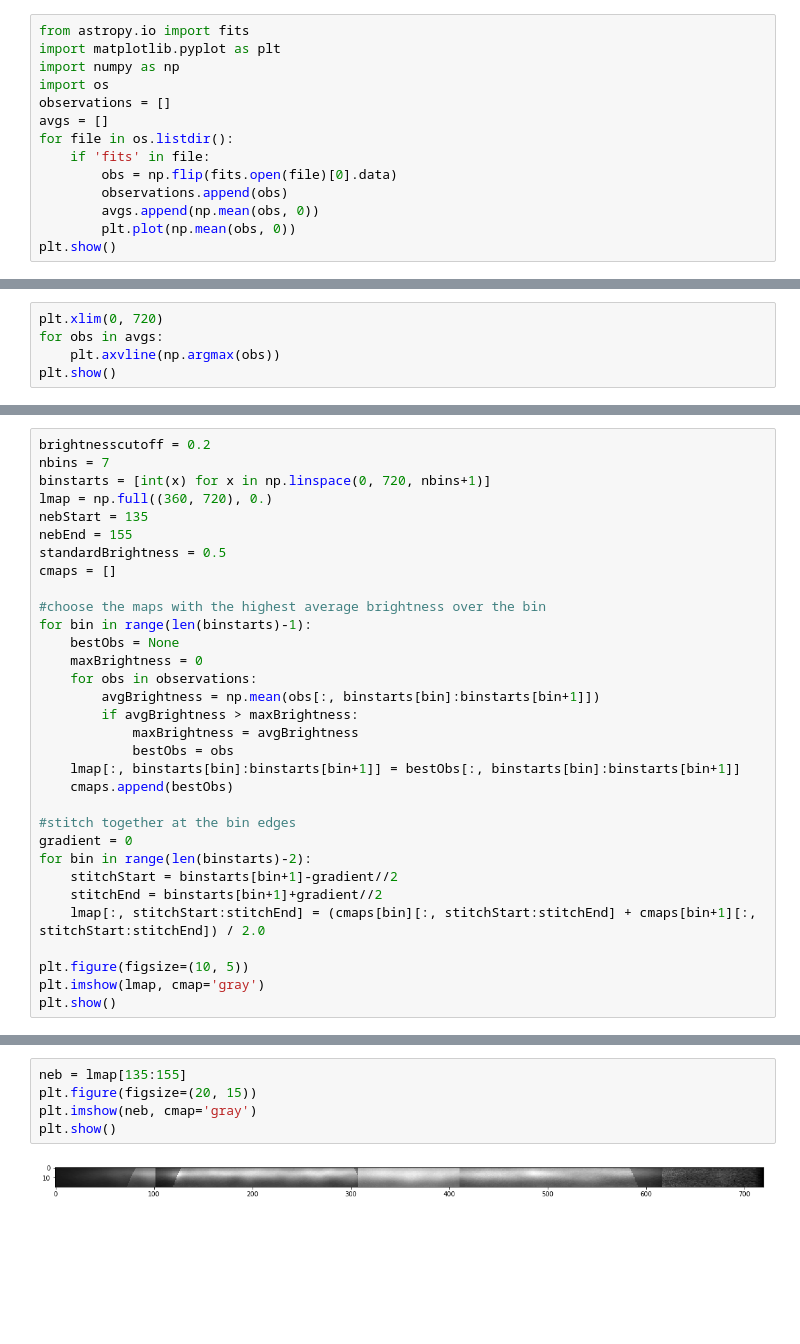
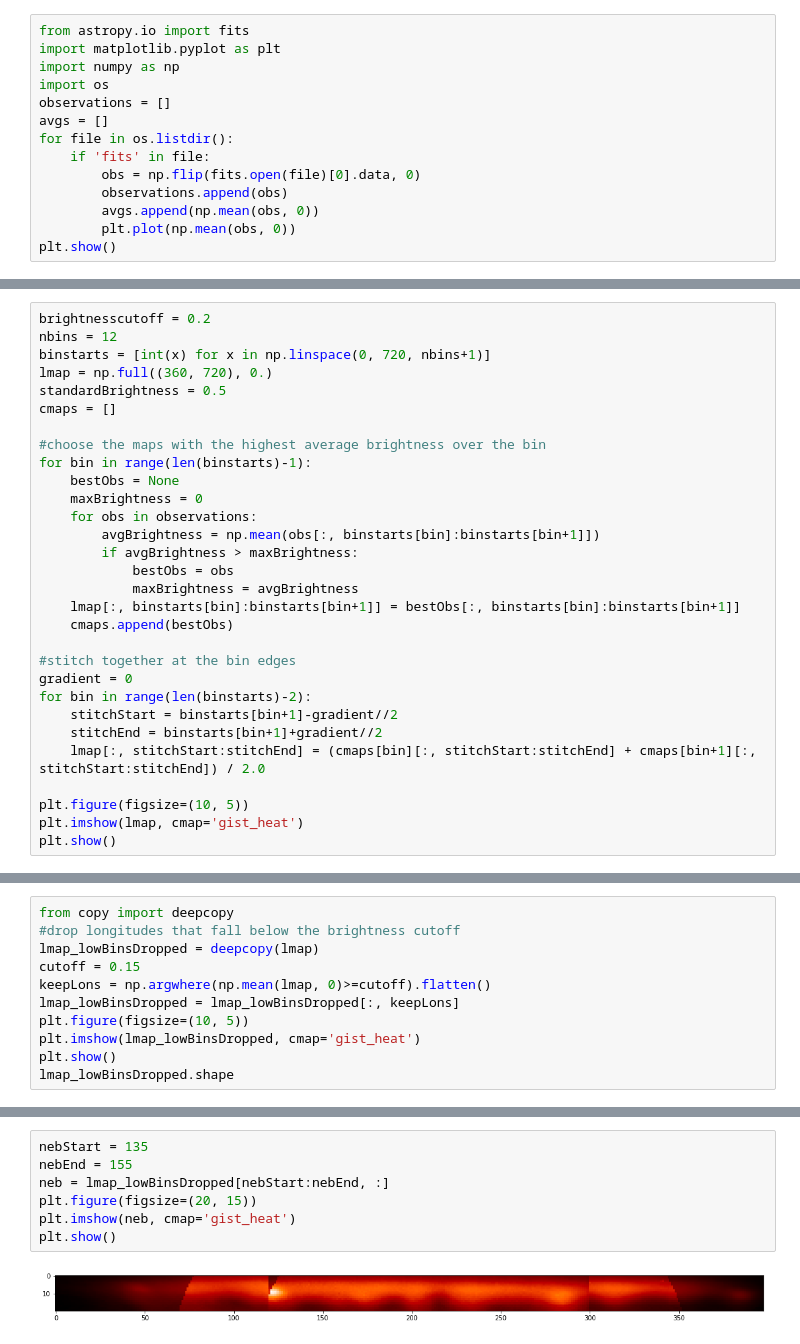
Before and after one commit to joheenc/NEB_infrared_waves, a Jupyter notebook: misc/Automate cmap stitching.ipynb, the cells around one changed output, grey strips where cells are left out. Drawn from its saved outputs; the diff is of its cells as text; blank space fills up the shorter version.

Commit message:
worked on automatic cmap stitching

```diff
--- a/misc/Automate cmap stitching.ipynb
+++ b/misc/Automate cmap stitching.ipynb
@@ -7,7 +7,7 @@ observations = []
 avgs = []
 for file in os.listdir():
     if 'fits' in file:
-        obs = np.flip(fits.open(file)[0].data)
+        obs = np.flip(fits.open(file)[0].data, 0)
         observations.append(obs)
         avgs.append(np.mean(obs, 0))
         plt.plot(np.mean(obs, 0))
@@ -22,5 +16,0 @@ plt.show()
-# %%
-plt.xlim(0, 720)
-for obs in avgs:
-    plt.axvline(np.argmax(obs))
-plt.show()
@@ -29,10 +17,8 @@ plt.show()
 # %%
 brightnesscutoff = 0.2
-nbins = 7
+nbins = 12
 binstarts = [int(x) for x in np.linspace(0, 720, nbins+1)]
 lmap = np.full((360, 720), 0.)
-nebStart = 135
-nebEnd = 155
 standardBrightness = 0.5
 cmaps = []
 
@@ -43,8 +29,8 @@ for bin in range(len(binstarts)-1):
     for obs in observations:
         avgBrightness = np.mean(obs[:, binstarts[bin]:binstarts[bin+1]])
         if avgBrightness > maxBrightness:
+            bestObs = obs
             maxBrightness = avgBrightness
-            bestObs = obs
     lmap[:, binstarts[bin]:binstarts[bin+1]] = bestObs[:, binstarts[bin]:binstarts[bin+1]]
     cmaps.append(bestObs)
 
@@ -56,6 +42,6 @@ for bin in range(len(binstarts)-2):
     lmap[:, stitchStart:stitchEnd] = (cmaps[bin][:, stitchStart:stitchEnd] + cmaps[bin+1][:, stitchStart:stitchEnd]) / 2.0
 
 plt.figure(figsize=(10, 5))
-plt.imshow(lmap, cmap='gray')
+plt.imshow(lmap, cmap='gist_heat')
 plt.show()
 # %% [output]
@@ -62,0 +49,11 @@ plt.show()
+# %%
+from copy import deepcopy
+#drop longitudes that fall below the brightness cutoff
+lmap_lowBinsDropped = deepcopy(lmap)
+cutoff = 0.15
+keepLons = np.argwhere(np.mean(lmap, 0)>=cutoff).flatten()
+lmap_lowBinsDropped = lmap_lowBinsDropped[:, keepLons]
+plt.figure(figsize=(10, 5))
+plt.imshow(lmap_lowBinsDropped, cmap='gist_heat')
+plt.show()
+lmap_lowBinsDropped.shape
@@ -63,9 +63,11 @@ plt.show()
 # %%
-neb = lmap[135:155]
+nebStart = 135
+nebEnd = 155
+neb = lmap_lowBinsDropped[nebStart:nebEnd, :]
 plt.figure(figsize=(20, 15))
-plt.imshow(neb, cmap='gray')
+plt.imshow(neb, cmap='gist_heat')
 plt.show()
 # %% [output]
-[figure, old version]
+[figure, new version]
 # %%
 from scipy.signal import detrend
```
Also changed, not shown: parts of 8 cells of this notebook.
